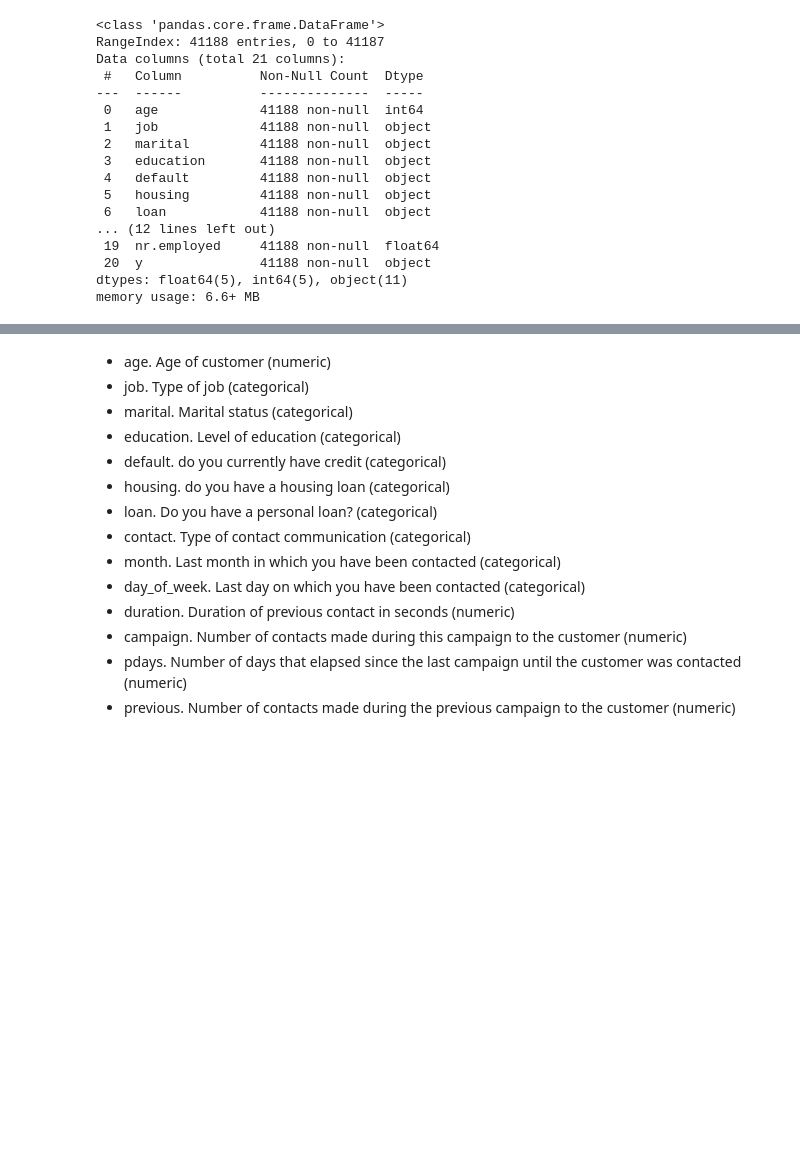
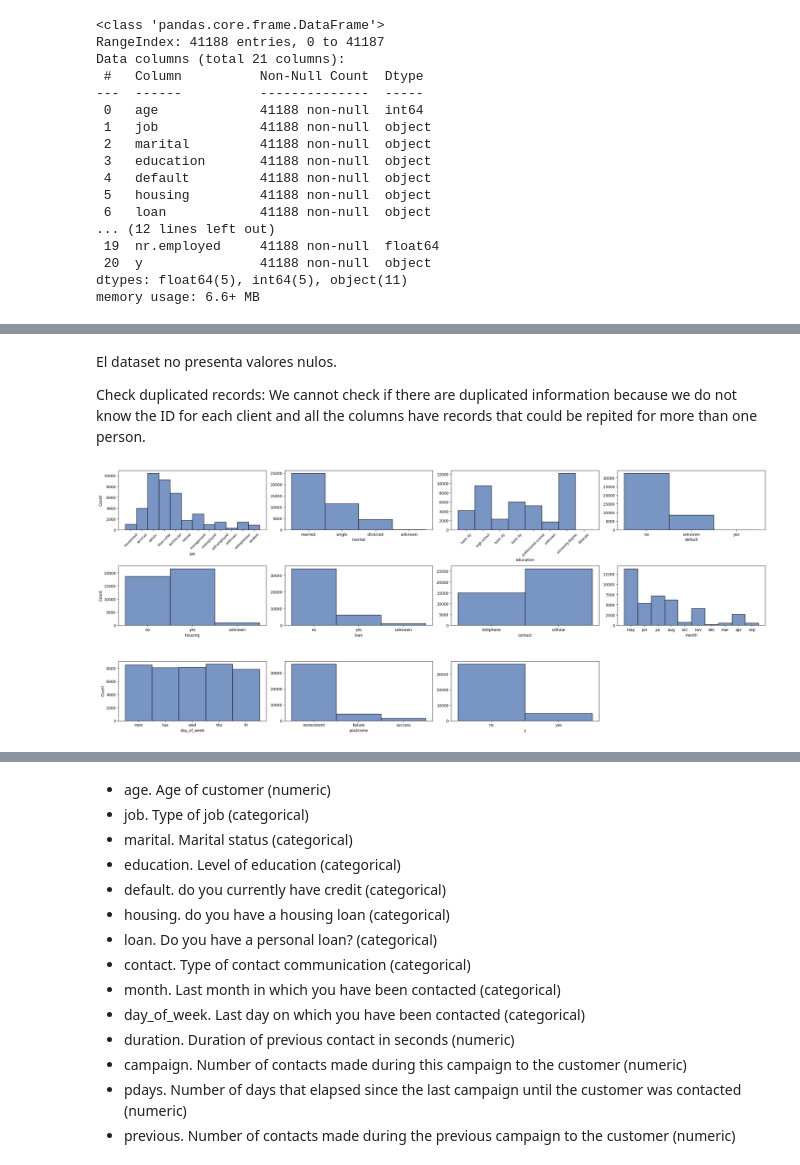
Before and after one commit to 4GeeksAcademy/machine-learning-regresion-logistica-Juli-MM, a Jupyter notebook: src/explore.ipynb, the cells around one changed output, grey strips where cells are left out. Drawn from its saved outputs; the diff is of its cells as text; code cells hidden in the pictures; blank space fills up the shorter version.

```diff
--- a/src/explore.ipynb
+++ b/src/explore.ipynb
@@ -66,0 +83,41 @@ Variables de tipo numeric: ['age', 'duration', 'campaign', 'pdays', 'previous',
+# %% [markdown]
+El dataset no presenta valores nulos.
+
+Check duplicated records: We cannot check if there are duplicated information because we do not know the ID for each client and all the columns have records that could be repited for more than one person.
+# %%
+# Univariate Analysis:
+# Histograms for categorical variables.
+# Categorical variables: ['job', 'marital', 'education', 'default', 'housing', 'loan', 'contact', 'month', 'day_of_week', 'poutcome', 'y']
+
+import seaborn as sns
+import matplotlib.pyplot as plt
+import numpy as np
+
+sns.set_palette("deep")
+
+fig, axes = plt.subplots(3, 4, figsize=(25, 10))
+
+sns.histplot(ax=axes[0,0], data = total_data, x='job')
+axes[0,0].tick_params(axis='x', rotation=45, labelsize='small')
+sns.histplot(ax=axes[0,1], data = total_data, x='marital').set(ylabel = None)
+sns.histplot(ax=axes[0,2], data = total_data, x='education').set(ylabel = None)
+axes[0,2].tick_params(axis='x', rotation=45, labelsize='small')
+sns.histplot(ax=axes[0,3], data = total_data, x='default').set(ylabel = None)
+
+sns.histplot(ax=axes[1,0], data = total_data, x='housing')
+sns.histplot(ax=axes[1,1], data = total_data, x='loan').set(ylabel = None)
+sns.histplot(ax=axes[1,2], data = total_data, x='contact').set(ylabel = None)
+sns.histplot(ax=axes[1,3], data = total_data, x='month').set(ylabel = None)
+
+sns.histplot(ax=axes[2,0], data = total_data, x='day_of_week')
+sns.histplot(ax=axes[2,1], data = total_data, x='poutcome').set(ylabel = None)
+sns.histplot(ax=axes[2,2], data = total_data, x='y').set(ylabel = None)
+fig.delaxes(axes[2, 3])
+
+# Adjust layout
+plt.tight_layout()
+
+# Show the plot
+plt.show()
+# %% [output]
+[figure, added]
```
Also changed, not shown: parts of 12 cells of this notebook.
